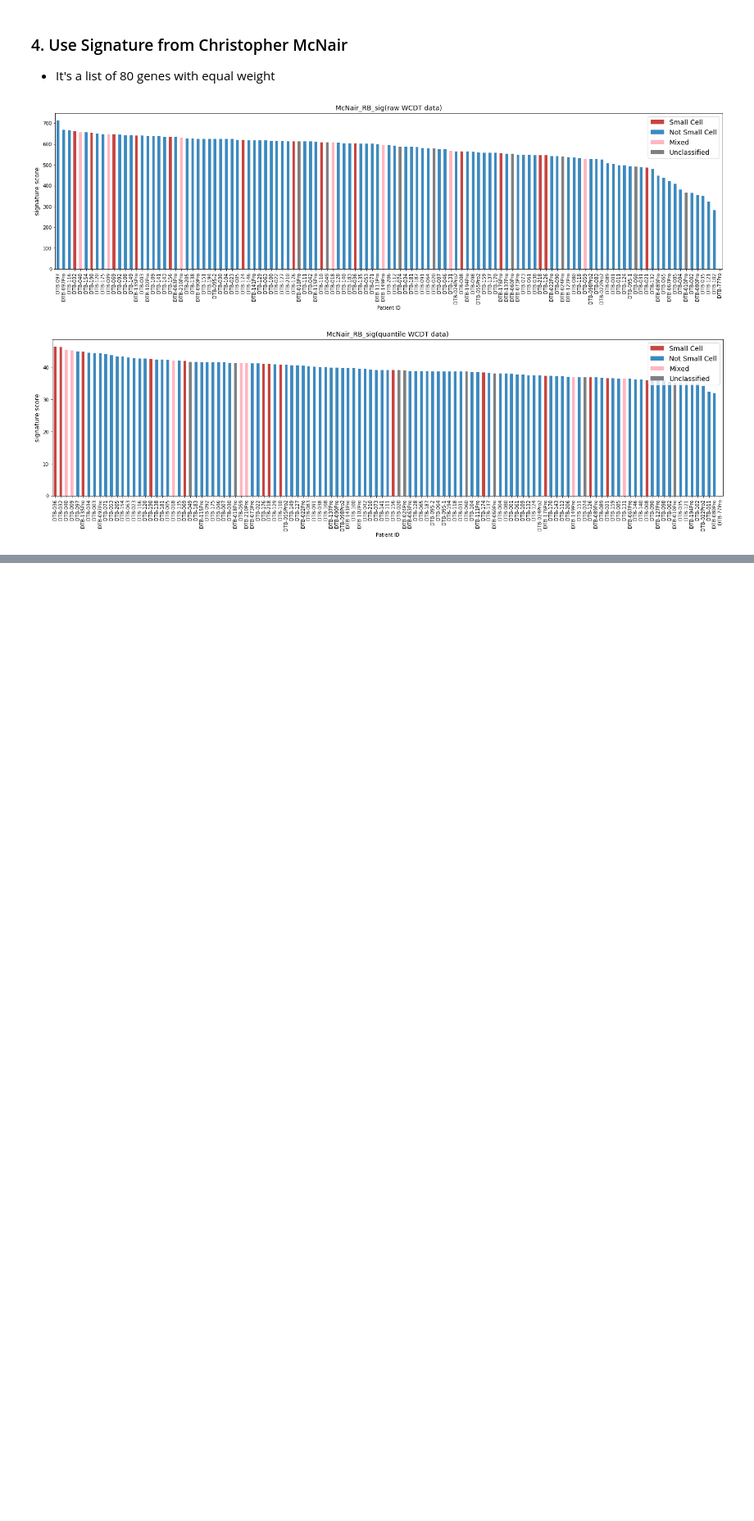
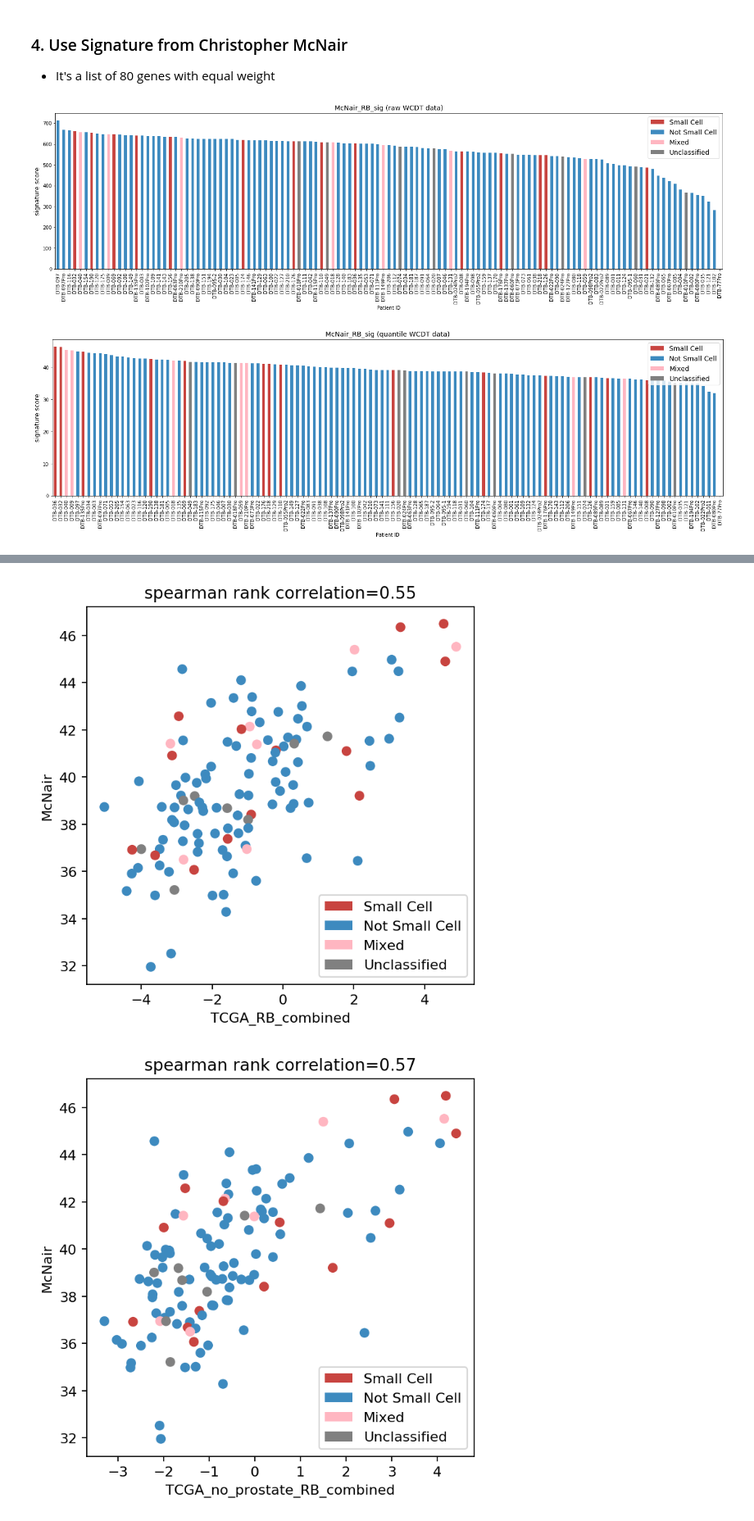
Before and after one commit to MollyZhang/ARsig_python, a Jupyter notebook: RB1sig.ipynb, the cells around one changed output, grey strips where cells are left out. Shown at 82% size. Drawn from its saved outputs; the diff is of its cells as text; code cells hidden in the pictures; blank space fills up the shorter version.

```diff
--- a/RB1sig.ipynb
+++ b/RB1sig.ipynb
@@ -486,0 +499,30 @@ for sig in RBscores.columns:
+# %%
+RBscores = pd.read_csv("./data/WCDT_RBscores.csv", index_col="Patient ID")
+path_call = pd.read_csv("./data/WCDT_final_path_call.csv", index_col="Patient ID")
+# %%
+small_cell = list(path_call_df[path_call_df["Path Classification"] == "Small Cell"].index)
+mixed = list(path_call_df[path_call_df["Path Classification"] == "Mixed"].index)
+unclassified = list(path_call_df[path_call_df["Path Classification"] == "Unclassified"].index)
+not_small_cell = list(path_call_df[path_call_df["Path Classification"] == "Not small cell"].index)
+colors = dict(zip(small_cell + not_small_cell + mixed + unclassified,
+                  ["#C84440"] * len(small_cell) + ["#3D8ABF"] * len(not_small_cell) +
+                  ["#ffb6c1"] * len(mixed) + ["#808080"] * len(unclassified)))
+red_proxy = plt.Rectangle((0, 0), 1, 1, fc="#C84440")
+pink_proxy = plt.Rectangle((0, 0), 1, 1, fc="#3D8ABF")
+blue_proxy = plt.Rectangle((0, 0), 1, 1, fc="#ffb6c1")
+grey_proxy = plt.Rectangle((0, 0), 1, 1, fc="#808080")
+
+for X in ["TCGA_RB_combined", "TCGA_no_prostate_RB_combined"]:
+    Y = "McNair_RB_sig (quantile WCDT data)"
+    plt.figure(figsize=(5,5), dpi=160)
+    plt.scatter(RBscores[X], RBscores[Y], c=[colors[i] for i in RBscores.index])
+    plt.xlabel(X)
+    plt.ylabel("McNair")
+    spearman = scipy.stats.spearmanr(RBscores[X], RBscores[Y])[0]
+    plt.title("spearman rank correlation={0:.2f}".format(spearman))
+    plt.legend([red_proxy,pink_proxy,blue_proxy,grey_proxy],
+              ['Small Cell','Not Small Cell','Mixed','Unclassified'], fontsize=10)
+    fig.savefig("./figures/{0}_v_McNair_scatter.png".format(sig), dpi=160)
+# %% [output]
+[figure, added]
+[figure, added]
```
Also changed, not shown: parts of 14 cells of this notebook.
